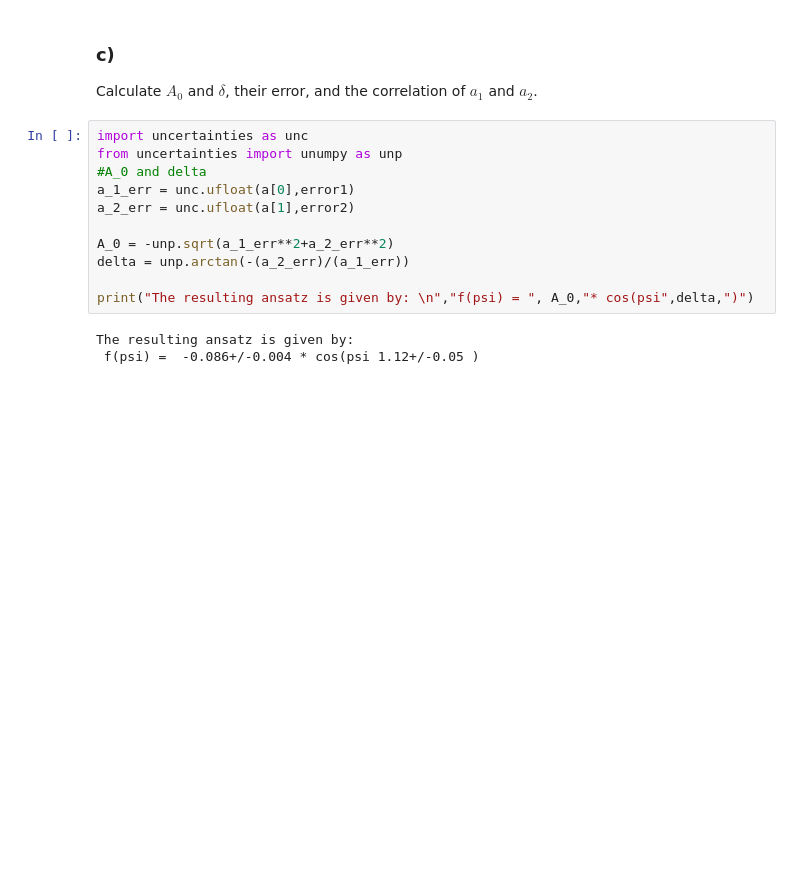
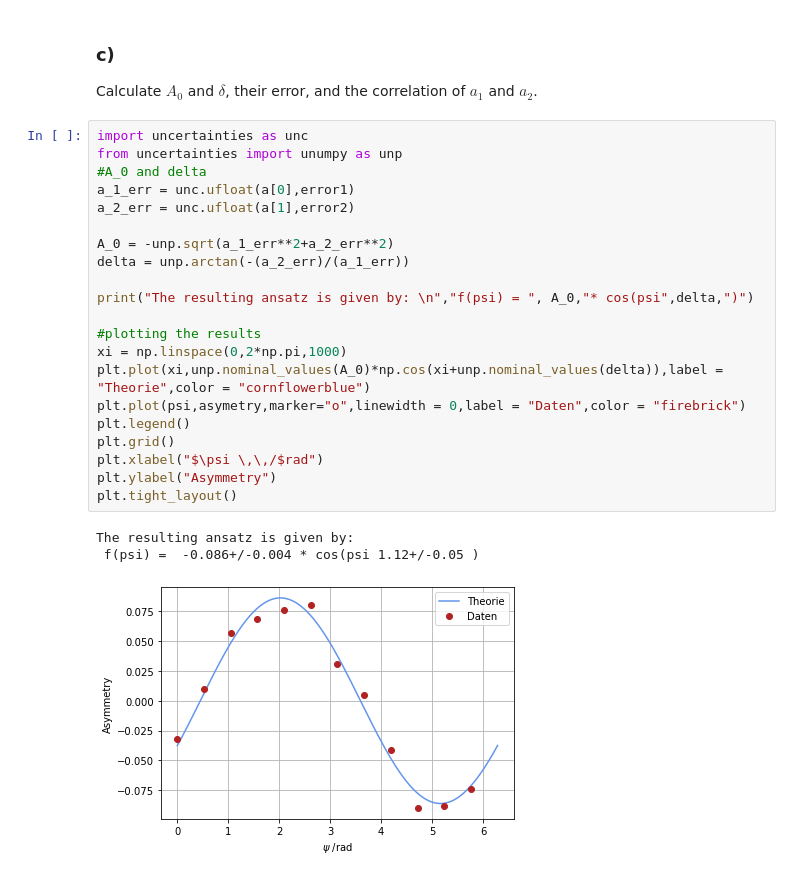
Before and after one commit to LdyMortem/SMDB, a Jupyter notebook: Sheet 2/Exercise 30.ipynb, the cells around one changed output. Cells and saved outputs as stored; diff of their text form; blank space fills up the shorter version.

```diff
--- a/Sheet 2/Exercise 30.ipynb
+++ b/Sheet 2/Exercise 30.ipynb
@@ -101,14 +113,25 @@ Calculate $A_0$ and $\delta$, their error, and the correlation of $a_1$ and $a_2
 # %%
 import uncertainties as unc
 from uncertainties import unumpy as unp
 #A_0 and delta
 a_1_err = unc.ufloat(a[0],error1)
 a_2_err = unc.ufloat(a[1],error2)
 
 A_0 = -unp.sqrt(a_1_err**2+a_2_err**2)
 delta = unp.arctan(-(a_2_err)/(a_1_err))
 
 print("The resulting ansatz is given by: \n","f(psi) = ", A_0,"* cos(psi",delta,")")
+
+#plotting the results
+xi = np.linspace(0,2*np.pi,1000)
+plt.plot(xi,unp.nominal_values(A_0)*np.cos(xi+unp.nominal_values(delta)),label = "Theorie",color = "cornflowerblue")
+plt.plot(psi,asymetry,marker="o",linewidth = 0,label = "Daten",color = "firebrick")
+plt.legend()
+plt.grid()
+plt.xlabel("$\psi \,\,/$rad")
+plt.ylabel("Asymmetry")
+plt.tight_layout()
 # %% [output]
 The resulting ansatz is given by:
  f(psi) =  -0.086+/-0.004 * cos(psi 1.12+/-0.05 )
+[figure, added]
```
Also changed, not shown: parts of 2 cells of this notebook.
